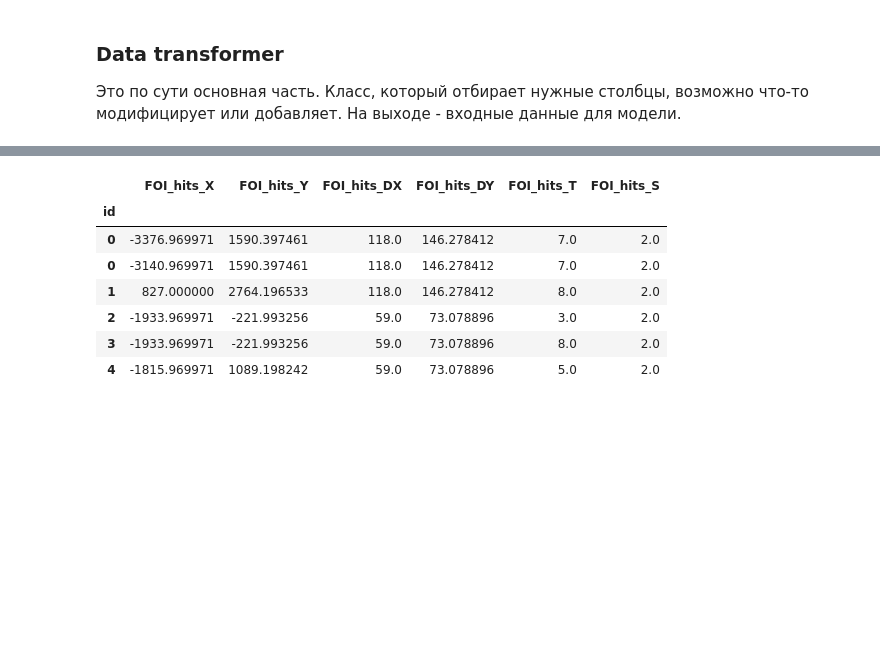
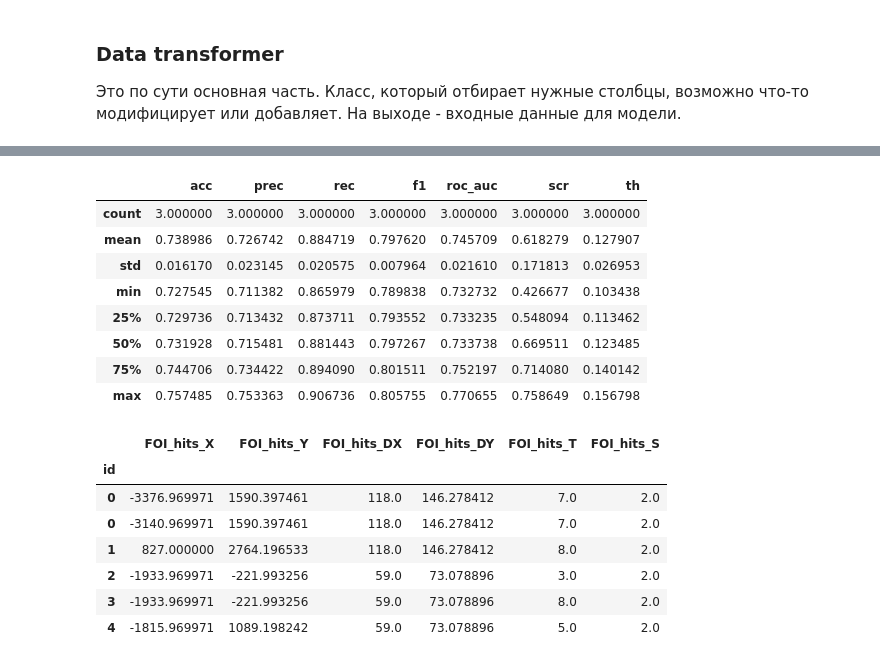
Before and after one commit to almaslov/idao2019, a Jupyter notebook: 09_foi.ipynb, the cells around one changed output, grey strips where cells are left out. Saved outputs shown, nothing was run; the diff lists cells and outputs as text; code cells hidden in the pictures; blank space fills up the shorter version.

```diff
--- a/09_foi.ipynb
+++ b/09_foi.ipynb
@@ -127,0 +126,82 @@ def add_velocity(data, features):
+# %%
+vm_cols = ['V', 'VT', 'M', 'MT']
+
+def add_velocity(data, features):
+    def get_layer_coords(data, cols, i):
+        return data[[cols[i], cols[i+4], cols[i+8]]].values
+    def get_elayer_coords(data, i):
+        exy = data.loc[:, [ex_cols[i], ey_cols[i]]].values
+        ez_ = np.tile(ez[i], exy.shape[0]).reshape((-1, 1))
+        return np.hstack((exy, ez_))
+    def dot(x, y):
+        return np.sum(x * y, axis=1, dtype=np.float32)
+    def norm(x):
+        return np.sqrt(dot(x, x))
+    def get_zero_point(data):
+        layers = [get_elayer_coords(data, i) for i in range(2)]
+        r = layers[1] - layers[0]
+        r = r / norm(r)[:, np.newaxis]
+        p = get_elayer_coords(data, 0)
+        alpha = - p[:, 2] / r[:, 2]
+
+        xs = p[:, 0] + alpha * r[:, 0]
+        ys = p[:, 1] + alpha * r[:, 1]
+        zs = np.tile(0, len(xs))
+        return np.vstack((xs, ys, zs)).T
+
+    # radius-vector r_i = p_i - p_0: S x N x 3;
+    r = np.array([get_layer_coords(data, xyz_cols, i) for i in range(4)]) - get_zero_point(data)
+
+    # time: S x N
+    t = data.loc[:, t_cols].values.T
+
+    # average velocity avg(r / t): N x 3
+    v_avg = np.nanmean(r / t[:, :, np.newaxis], axis=0)
+    # average speed |v|: N
+    speed = norm(v_avg)
+    # transverse speed |v_xy|: N
+    speed_tr = norm(v_avg * np.array([1., 1., 0.]))
+
+    # momentum: N
+    p = data.loc[:, mom_cols[0]].values
+    # transverse momentum: N
+    p_tr = data.loc[:, mom_cols[1]].values
+
+    # mass: N
+    m = p / speed
+    # transverse mass: N
+    m_tr = p_tr / speed_tr
+
+#     print('===========')
+#     return data
+
+#     s = np.array(list(map(norm, r)))
+#     avg_v = np.nanmean(s / t, axis=0)
+#     print(avg_v.shape)
+
+#     avg_v_vec = np.nanmean(r / t[:, :, np.newaxis], axis=0)
+#     print(avg_v_vec.shape)
+
+#     tt = np.nanmean(r / t[:, :, np.newaxis], axis=0)
+#     tt /= norm(tt)[:, np.newaxis]
+#     avg_v_vec /= norm(avg_v_vec)[:, np.newaxis]
+#     print(tt.shape)
+#     print(np.std(avg_v_vec - tt))
+
+#     rvs = rs / vs
+
+    data.loc[:, vm_cols[0]] = speed
+    data.loc[:, vm_cols[1]] = speed_tr
+    data.loc[:, vm_cols[2]] =  / avg_vel
+    features += vm_cols
+    return data
+
+df_scores, feature_importance = cross_validate(train, n_estimators=60, n_splits=3, n_rows=1000, transformer_cls=DataTransformer)
+display(df_scores.describe())
+# dt = add_velocity(train.copy(), [])
+# dt.loc[:, 'V'].plot()
+# dt.loc[:, t_cols[0]].hist()
+
+# i = 2
+# plt.hist(np.nan_to_num(np.clip(dt.loc[:, z_cols[i]].values / dt.loc[:, t_cols[i]].values, 0, 1e+10)))
+# %% [output]
@@ -128,3 +226,12 @@ def add_velocity(data, features):
+|  | acc | prec | rec | f1 | roc_auc | scr | th |
+| count | 3.000000 | 3.000000 | 3.000000 | 3.000000 | 3.000000 | 3.000000 | 3.000000 |
+| mean | 0.738986 | 0.726742 | 0.884719 | 0.797620 | 0.745709 | 0.618279 | 0.127907 |
+| std | 0.016170 | 0.023145 | 0.020575 | 0.007964 | 0.021610 | 0.171813 | 0.026953 |
+| min | 0.727545 | 0.711382 | 0.865979 | 0.789838 | 0.732732 | 0.426677 | 0.103438 |
+| 25% | 0.729736 | 0.713432 | 0.873711 | 0.793552 | 0.733235 | 0.548094 | 0.113462 |
+| 50% | 0.731928 | 0.715481 | 0.881443 | 0.797267 | 0.733738 | 0.669511 | 0.123485 |
+| 75% | 0.744706 | 0.734422 | 0.894090 | 0.801511 | 0.752197 | 0.714080 | 0.140142 |
+| max | 0.757485 | 0.753363 | 0.906736 | 0.805755 | 0.770655 | 0.758649 | 0.156798 |
 # %%
 def add_dll(data, features):
     data[err_cols[1]] = get_dll_pdf(data.loc[:, err_cols[0]], pdfs, cdfs, bins)
```
Also changed, not shown: parts of 15 cells of this notebook, 1 other file.
